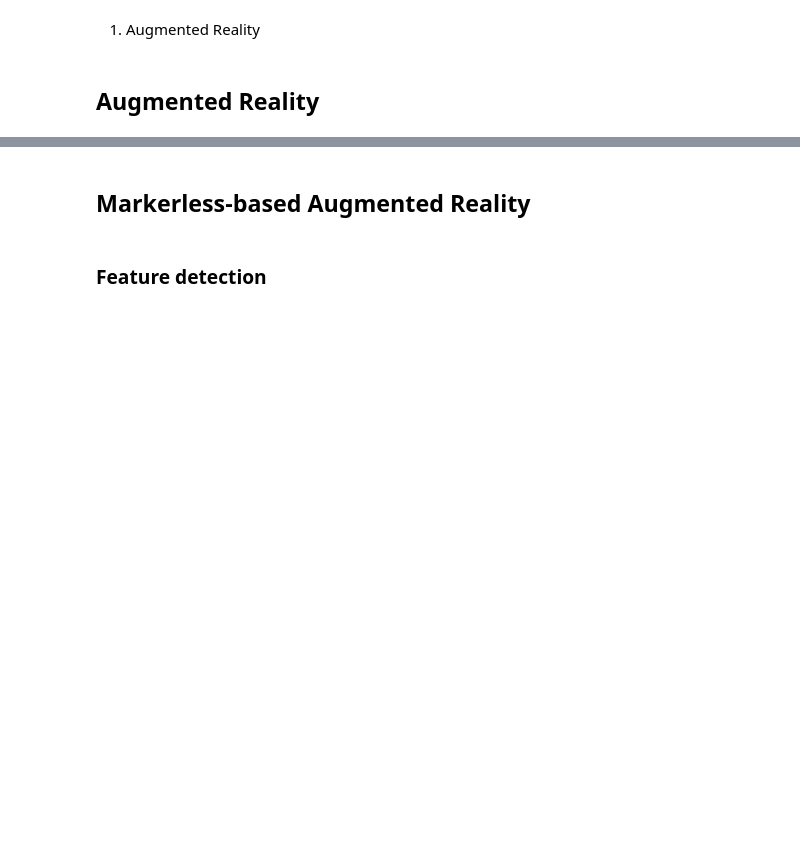
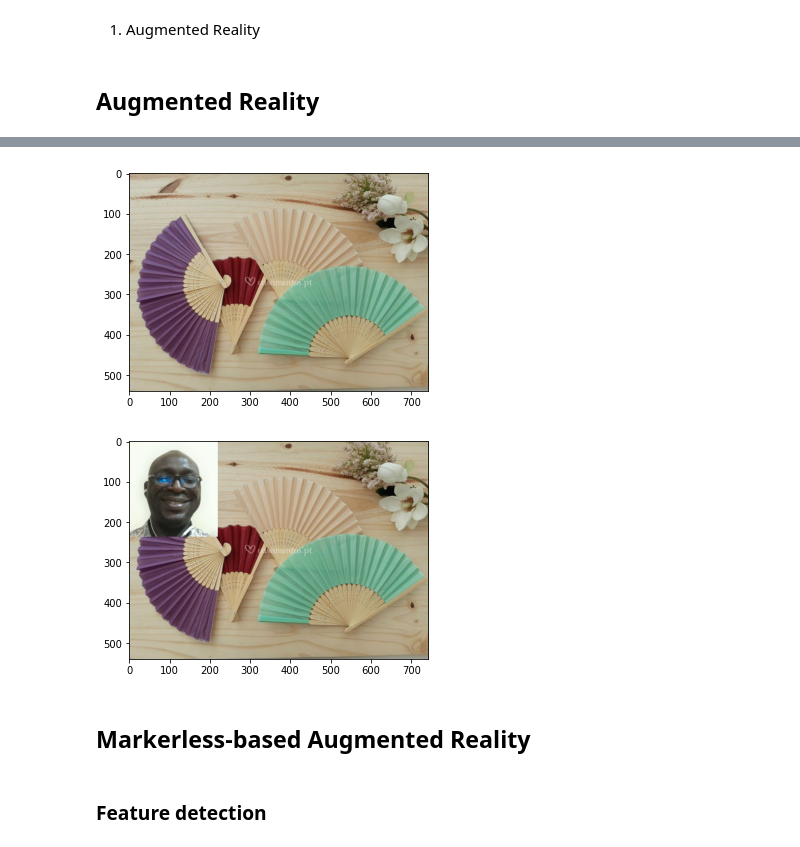
Before and after one commit to goke-ai/cv, a Jupyter notebook: advance/24.ipynb, the cells around one changed output, grey strips where cells are left out. Drawn from its saved outputs; the diff is of its cells as text; code cells hidden in the pictures; blank space fills up the shorter version.

```diff
--- a/advance/24.ipynb
+++ b/advance/24.ipynb
@@ -9,3 +21,59 @@
+# %%
+#  Load your ca[.ext] image from essential class.
+
+import cv2 as cv
+import matplotlib.pyplot as plt
+
+filePath = '../essential/assets/ca.jpg'
+img = cv.imread(filePath)
+
+
+# convert to RGB
+imgRGB = img[:,:,::-1]
+plt.imshow(imgRGB)
+
+# show
+plt.show()
+
+
+###########
+# Add your face using code to your ca[.ext] image.
+
+# load gokeface
+gokeFacePath = 'assets/gokeface.png'
+imgGokeFace = cv.imread(gokeFacePath)
+
+
+# check the shape of my face
+h, w, ch = imgGokeFace.shape
+
+
+# check shape of my ca image
+img_ca_face = img.copy()
+h2, w2, ch2 = img_ca_face.shape
+
+
+# make ca image bigger than my face
+if h >= h2 or w >= w2:
+    # resize img_ca_face by a factor
+    img_ca_face = cv.resize(img_ca_face, None, fx=2, fy=2, interpolation=cv.INTER_AREA)
+
+# get region of intererest ROI of same size as face on ca-image
+
+# replace ROI with face
+img_ca_face[:h,:w] = imgGokeFace
+
+# show new image of ca + face
+
+# convert to RGB
+imgRGB = img_ca_face[:,:,::-1]
+plt.imshow(imgRGB)
+
+# show
+plt.show()
+# %% [output]
+[figure, added]
+[figure, added]
 # %% [markdown]
 ## Markerless-based Augmented Reality
 # %% [markdown]
```
Also changed, not shown: parts of 9 cells of this notebook, 9 other files.
